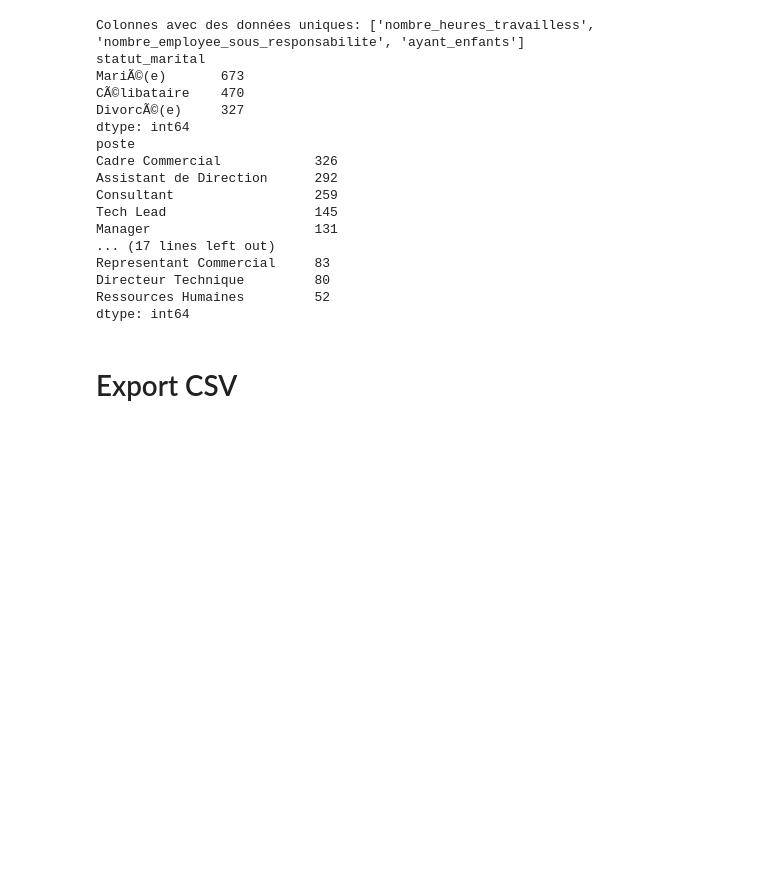
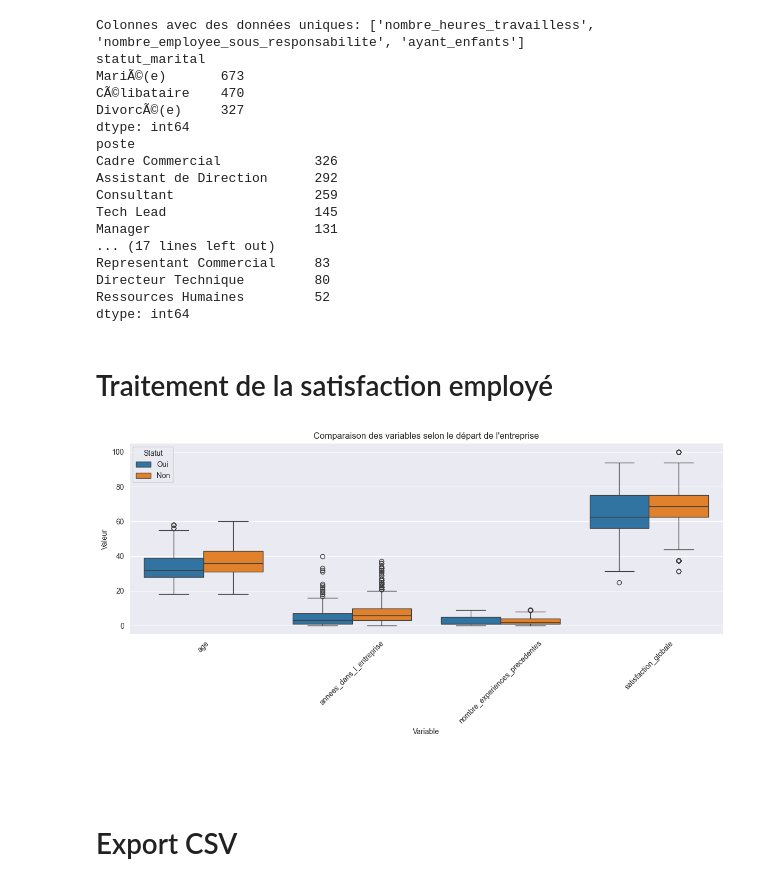
Before and after one commit to ticoraph/HRAnalytics, a Jupyter notebook: 1_Analyse_Exploratoire.ipynb, the cells around one changed output. Saved outputs shown, nothing was run; the diff lists cells and outputs as text; code cells hidden in the pictures; blank space fills up the shorter version.

```diff
--- a/1_Analyse_Exploratoire.ipynb
+++ b/1_Analyse_Exploratoire.ipynb
@@ -483,6 +505,34 @@ Representant Commercial     83
 Directeur Technique         80
 Ressources Humaines         52
 dtype: int64
+# %% [markdown]
+# Traitement de la satisfaction employé
+# %%
+fc["satisfaction_globale"] = (fc["satisfaction_employee_environnement"]+fc["satisfaction_employee_nature_travail"]+fc["satisfaction_employee_equipe"]+fc["satisfaction_employee_equilibre_pro_perso"])*100/16
+
+# Liste des colonnes à comparer
+colonnes_a_comparer = ['age', 'annees_dans_l_entreprise', 'nombre_experiences_precedentes','satisfaction_globale']  # exemple
+
+# Transformation avec melt
+fc_melt = fc.melt(id_vars='a_quitte_l_entreprise',
+                  value_vars=colonnes_a_comparer,
+                  var_name='Variable',
+                  value_name='Valeur')
+
+# Boxplot global
+plt.figure(figsize=(12,6))
+sns.boxplot(x='Variable', y='Valeur', hue='a_quitte_l_entreprise', data=fc_melt)
+plt.xticks(rotation=45)
+plt.xlabel("Variable")
+plt.ylabel("Valeur")
+plt.title("Comparaison des variables selon le départ de l'entreprise")
+plt.legend(title='Statut')
+plt.tight_layout()
+plt.show()
+# %% [output]
+[figure, added]
+# %% [markdown]
+#
 # %% [markdown]
 # Export CSV
 # %%
```
Also changed, not shown: parts of 1 cell of this notebook, 3 other files.
